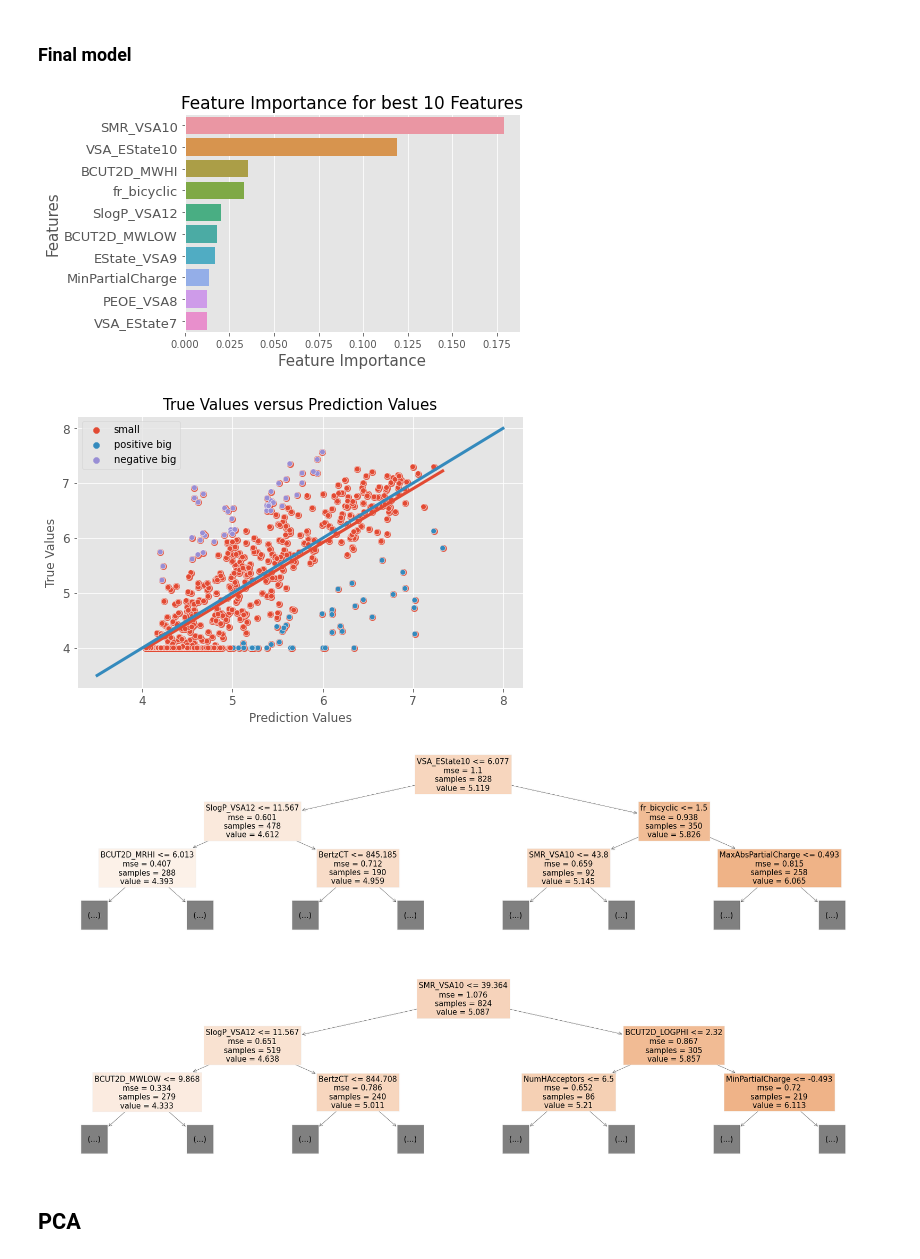
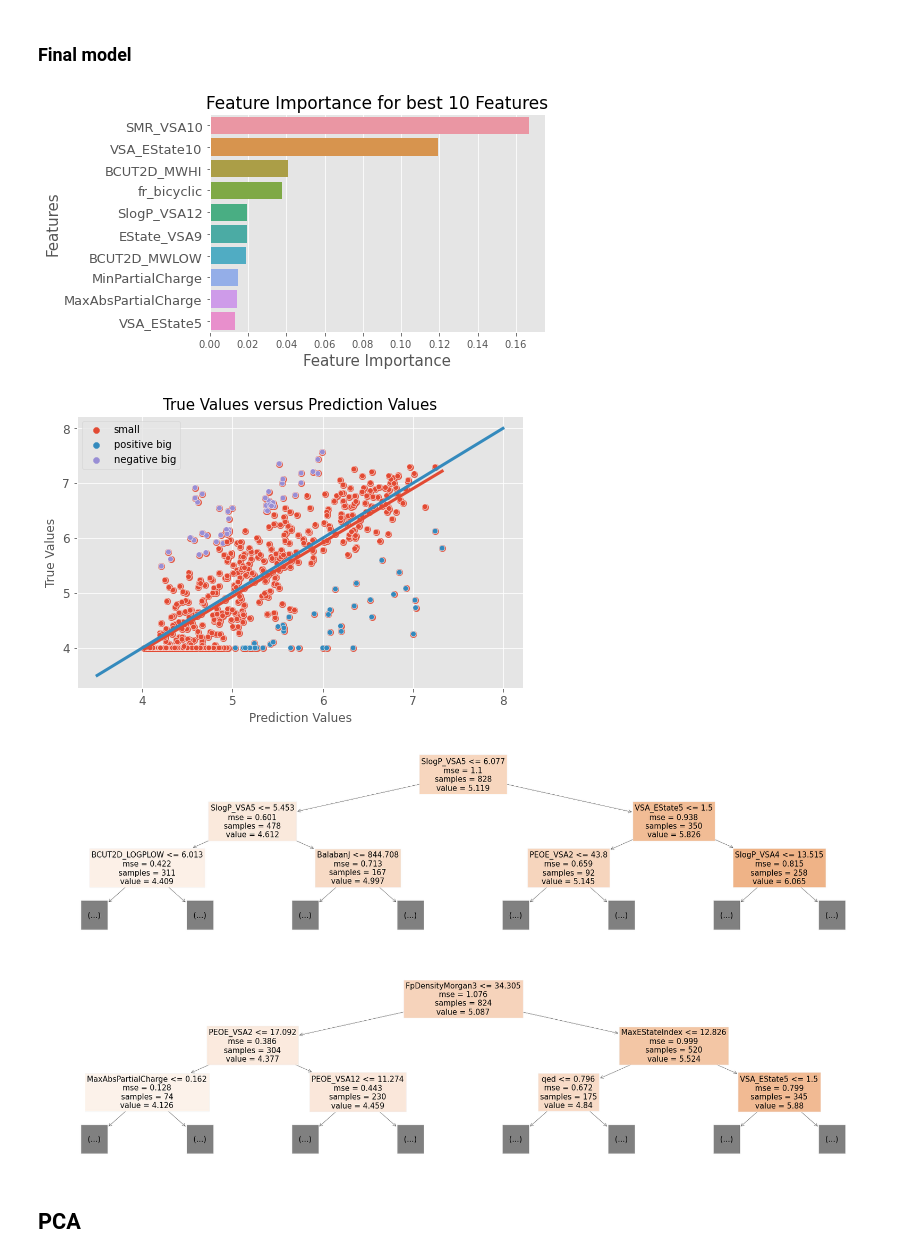
Before and after one commit to jiayuanz3/binding_affinity, a Jupyter notebook: binding affinity prediction.ipynb, the cells around one changed output. Cells and saved outputs as stored; diff of their text form; code cells hidden in the pictures.

```diff
--- a/binding affinity prediction.ipynb
+++ b/binding affinity prediction.ipynb
@@ -652,9 +652,9 @@ similarity_range
 %%time
 
 # top 150 features
-num_features = 150
-n_estimators = 1000
-max_features = 0.45
+num_features = 100
+n_estimators = 700
+max_features = 0.4
 
 rf_pearson_similarity = {}
 rf_mse_similarity = {}
@@ -680,7 +680,7 @@ for similarity_value in similarity_range:
 
     X_train_sub = train_temp.loc[training_pose]
     X_train_sub = X_train_sub.iloc[:, :208]
-    y_train_sub = X_train_temp.loc[training_pose]
+    y_train_sub = train_temp.loc[training_pose]
     y_train_sub = y_train_sub.iloc[:, 209]
     X_test_sub = X_test.copy()
 
@@ -778,7 +778,11 @@ for ax, annotation in zip((ax1,ax2), ['a', 'b']):
 ### Final model
 # %%
 # fit the model
+feature_index = select_mutual(X_train, y_train, num_features)[0]
+X_train_sub = X_train.copy().iloc[:, feature_index]
+X_test_sub = X_test.copy().iloc[:, feature_index]
+
 rf = RandomForestRegressor(n_estimators=n_estimators, max_features = max_features,
                                    n_jobs=6, random_state=42)
-rf.fit(X_train, y_train)
-pred = rf.predict(X_test)
+rf.fit(X_train_sub, y_train)
+pred = rf.predict(X_test_sub)
@@ -787,28 +789,28 @@ feature_names = [f"feature {i}" for i in range(X_train.shape[1])]
 # %%
 feature_importance_df = pd.DataFrame(rf.feature_importances_,
-                                     X_train.columns,
+                                     X_train_sub.columns,
                                     columns = ['feature importance'])
 feature_importance_df.sort_values(by=['feature importance'], inplace=True, ascending = False)
 top_feature_importance_df = feature_importance_df.iloc[:10, ]
 
 
 # plot
 plt.figure(figsize = [6, 4])
 fig = sns.barplot(x = 'feature importance', y = top_feature_importance_df.index,
                   data = top_feature_importance_df)
 
 fig.set_title('Feature Importance for best 10 Features', fontsize = 17, loc = 'center')
 fig.set_xlabel('Feature Importance', fontsize = 15)
 fig.set_ylabel('Features', fontsize = 15)
 fig.set_yticklabels(fig.get_yticklabels(), fontsize = 13)
 
 
 # save figure
 #plt.savefig('../Figure/Feature Importance for best 10 Features.png', dpi = 300,
             #bbox_inches='tight', facecolor='w')
 plt.show()
 # %% [output]
-[figure, old version]
+[figure, new version]
 # %%
 plt.figure(figsize=(8, 5))
 
@@ -842,7 +844,7 @@ plt.yticks(fontsize = 12)
 #plt.savefig('../Figure/Prediction versus True Plot.png', dpi = 300, bbox_inches='tight', facecolor='w')
 plt.show()
 # %% [output]
-[figure, old version]
+[figure, new version]
 # %%
 plt.figure(figsize=(30, 15))
 
@@ -860,7 +862,7 @@ plot_tree(rf[2], feature_names = list(X_train),
 #plt.savefig('../Figure/Tree Plot.png', dpi = 300, bbox_inches='tight', facecolor='w')
 plt.show()
 # %% [output]
-[figure, old version]
+[figure, new version]
 # %% [markdown]
 ## PCA
 # %%
```
Also changed, not shown: parts of 24 cells of this notebook.
